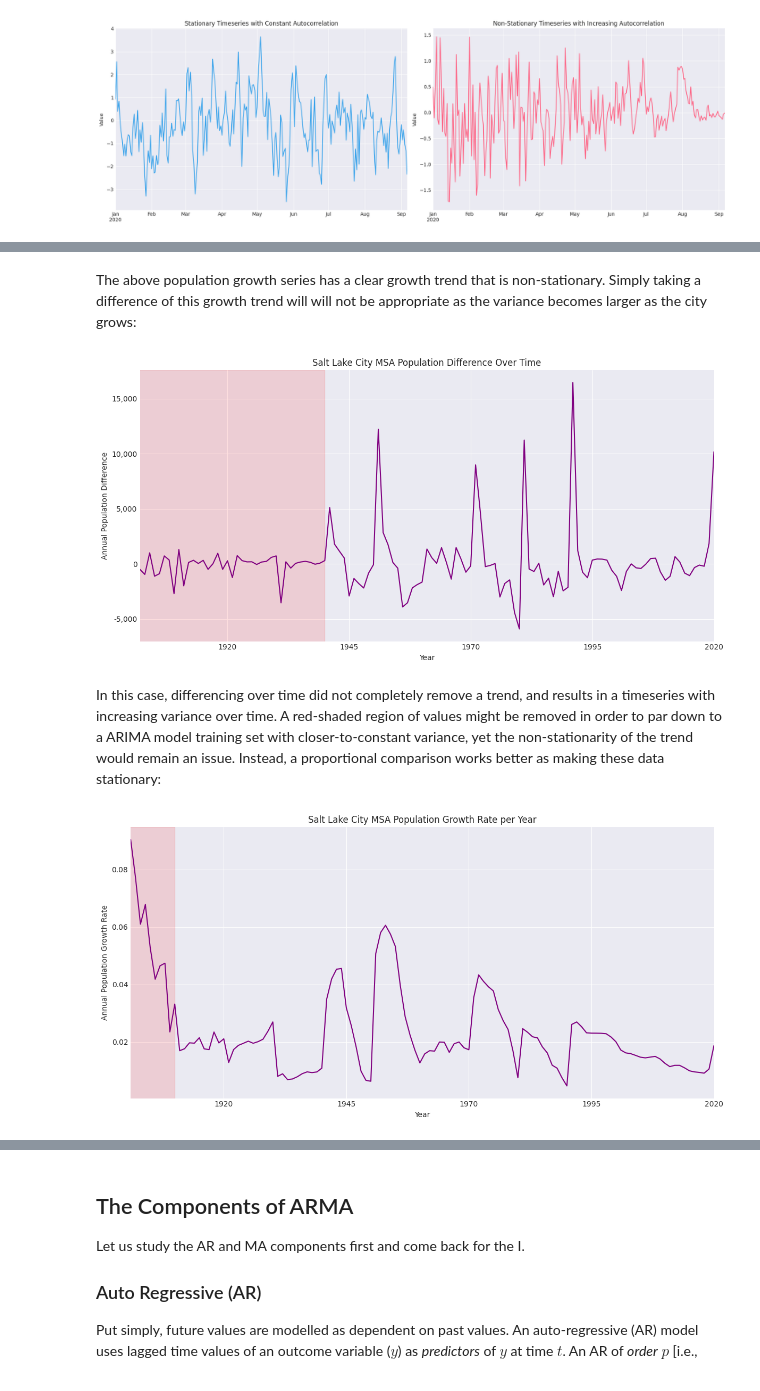
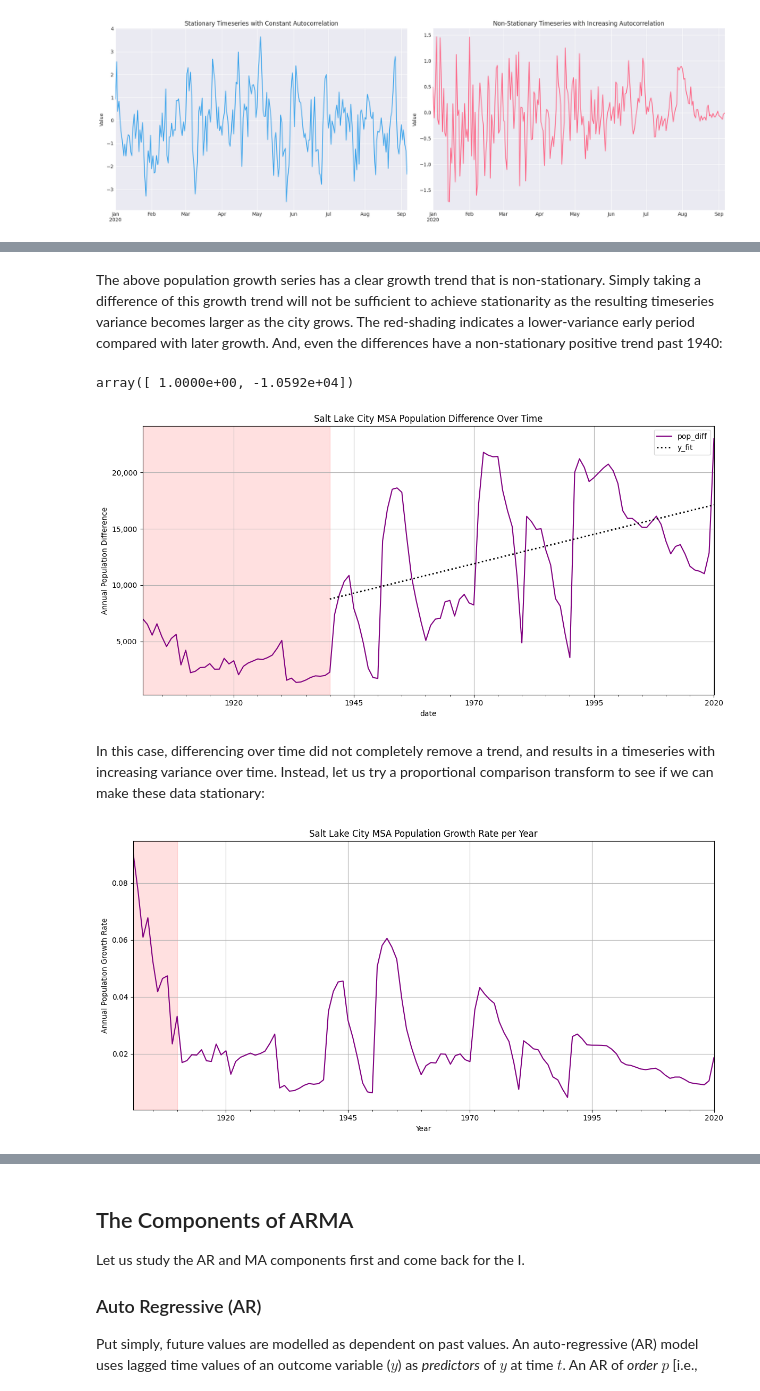
Before and after one commit to kdonavin/meta-prophet-guide, a Jupyter notebook: NOTES/ARIMA_guide.ipynb, the cells around one changed output, grey strips where cells are left out. Saved outputs shown, nothing was run; the diff lists cells and outputs as text; code cells hidden in the pictures.

Commit message:
cleaned up stationary-tization section with SLC data

```diff
--- a/NOTES/ARIMA_guide.ipynb
+++ b/NOTES/ARIMA_guide.ipynb
@@ -321,37 +341,73 @@ plt.show()
 # %% [markdown]
-The above population growth series has a clear growth trend that is non-stationary. Simply taking a difference of this growth trend will will not be appropriate as the variance becomes larger as the city grows:
+The above population growth series has a clear growth trend that is non-stationary. Simply taking a difference of this growth trend will not be sufficient to achieve stationarity as the resulting timeseries variance becomes larger as the city grows. The red-shading indicates a lower-variance early period compared with later growth. And, even the differences have a non-stationary positive trend past 1940:
+# %%
+X[1]
+# %% [output]
+array([ 1.0000e+00, -1.0592e+04])
 # %%
-slc_pop_df['pop_diff'] = slc_pop_df.Population.diff().diff()
-# slc_pop_df['pop_diff_2'] = slc_pop_df.pop_diff.diff() # TRY HIGHER ORDER DIFFERENCING
+import statsmodels.api as sm
+import matplotlib.dates as mdates
+
+slc_pop_df['pop_diff'] = slc_pop_df.Population.diff()
 
 # Create the plot using pandas, and get the matplotlib axes object
 fig, ax = plt.subplots(figsize=(12, 6))
 
 slc_pop_df.pop_diff.dropna().plot(
     ax=ax,
     title='Salt Lake City MSA Population Difference Over Time',
-    legend=False,
+    legend=True,
     color='purple'
 )
 
 # Apply the formatter to the y-axis and set the label.
 ax.yaxis.set_major_formatter(ticker.FuncFormatter(formatter))
 ax.set_ylabel('Annual Population Difference')
 ax.set_xlabel('Year')
 
 # Shade the historical period: from the first year in the data until 1940
 start = slc_pop_df.index.min()
 end = pd.to_datetime('1940', format='%Y')
 ax.axvspan(start, end, color='red', alpha=0.12)
 
+# Regression window
+reg_start = pd.to_datetime('1940', format='%Y')
+reg_end = pd.to_datetime('2020', format='%Y')
+reg_series = slc_pop_df.pop_diff.loc[reg_start:reg_end].dropna()
+
+# convert dates to numeric for regression (days since epoch)
+x_num = mdates.date2num(reg_series.index.to_pydatetime())
+y_vals = reg_series.values
+
+# design matrix with intercept
+X = sm.add_constant(x_num)
+model = sm.OLS(y_vals, X).fit()
+# slope expressed per year (approx)
+slope_per_day = model.params[1]
+slope_per_year = slope_per_day * 365.25
+
+# smooth fit line across the regression window
+x_dates = reg_series.index         # list of datetime.datetime
+y_fit = model.predict(X)
+df_fit = pd.DataFrame({
+    'date': pd.to_datetime(x_dates),
+    'y_fit': y_fit
+}).set_index('date').plot(
+    ax=ax,
+    color='black',
+    linestyle=':',
+    linewidth=2,
+    label=f'Regression fit (1940-2020), slope={slope_per_year:.4f}/yr'
+)
+
 # Ensure a clean layout and display the final plot.
 plt.grid(True)
 plt.tight_layout()
 plt.show()
 # %% [output]
-[figure, old version]
+[figure, new version]
 # %% [markdown]
-In this case, differencing over time did not completely remove a trend, and results in a timeseries with increasing variance over time. A red-shaded region of values might be removed in order to par down to a ARIMA model training set with closer-to-constant variance, yet the non-stationarity of the trend would remain an issue. Instead, a proportional comparison works better as making these data stationary:
+In this case, differencing over time did not completely remove a trend, and results in a timeseries with increasing variance over time. Instead, let us try a proportional comparison transform to see if we can make these data stationary:
 # %%
 slc_pop_df['pop_prop_diff'] = slc_pop_df.Population.pct_change()
 
@@ -379,7 +435,7 @@ plt.grid(True)
 plt.tight_layout()
 plt.show()
 # %% [output]
-[figure, old version]
+[figure, new version]
 # %% [markdown]
 The above proportional tranformation of Salt Lake City's annual population data successfully removes the trend from the data, _for the most part_. There still remain a trend in the first 10 years of growth (indicated by red-shading) and these transformed data potentially have non-constant variance.
 
```
Also changed, not shown: parts of 9 cells of this notebook.
